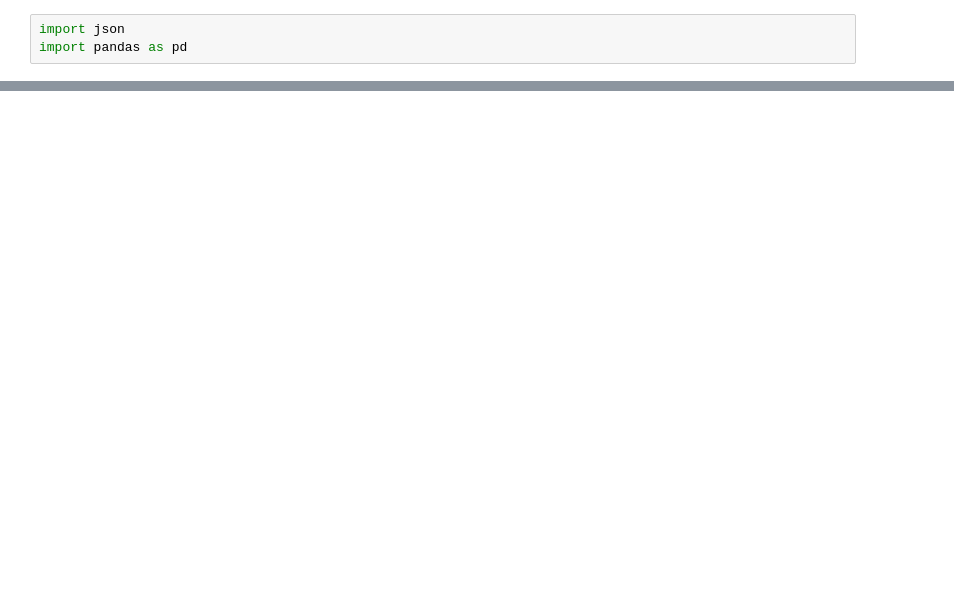
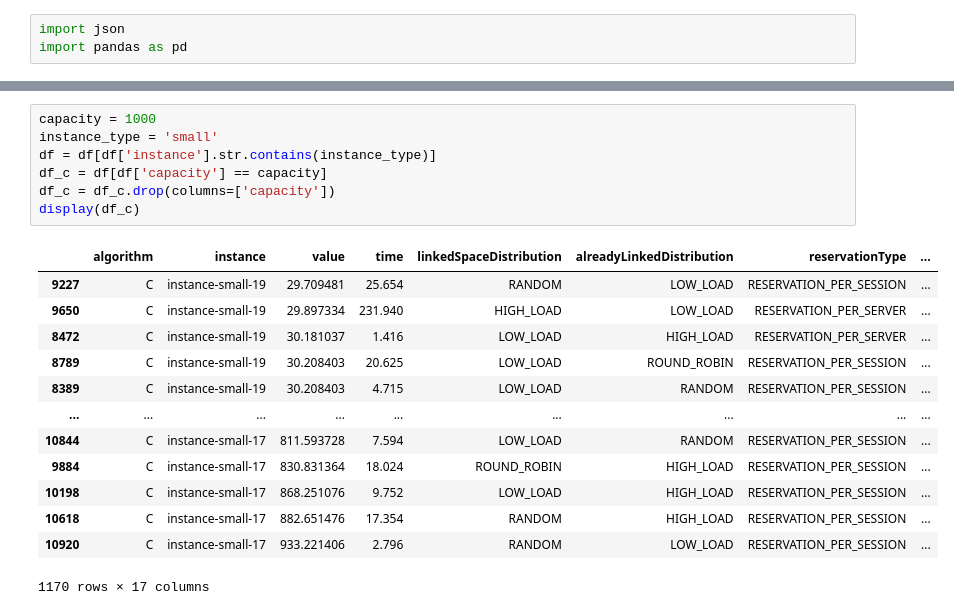
Before and after one commit to codeurjc/FacebookVideosLive18-Analysis, a Jupyter notebook: simulated-results.ipynb, the cells around one changed output, grey strips where cells are left out. Cells and saved outputs as stored; diff of their text form; blank space fills up the shorter version.

```diff
--- a/simulated-results.ipynb
+++ b/simulated-results.ipynb
@@ -51,0 +52,21 @@ display(df)
+# %%
+capacity = 1000
+instance_type = 'small'
+df = df[df['instance'].str.contains(instance_type)]
+df_c = df[df['capacity'] == capacity]
+df_c = df_c.drop(columns=['capacity'])
+display(df_c)
+# %% [output]
+|  | algorithm | instance | value | time | linkedSpaceDistribution | alreadyLinkedDistribution | reservationType | ... |
+| 9227 | C | instance-small-19 | 29.709481 | 25.654 | RANDOM | LOW_LOAD | RESERVATION_PER_SESSION | ... |
+| 9650 | C | instance-small-19 | 29.897334 | 231.940 | HIGH_LOAD | LOW_LOAD | RESERVATION_PER_SERVER | ... |
+| 8472 | C | instance-small-19 | 30.181037 | 1.416 | LOW_LOAD | HIGH_LOAD | RESERVATION_PER_SERVER | ... |
+| 8789 | C | instance-small-19 | 30.208403 | 20.625 | LOW_LOAD | ROUND_ROBIN | RESERVATION_PER_SESSION | ... |
+| 8389 | C | instance-small-19 | 30.208403 | 4.715 | LOW_LOAD | RANDOM | RESERVATION_PER_SESSION | ... |
+| ... | ... | ... | ... | ... | ... | ... | ... | ... |
+| 10844 | C | instance-small-17 | 811.593728 | 7.594 | LOW_LOAD | RANDOM | RESERVATION_PER_SESSION | ... |
+| 9884 | C | instance-small-17 | 830.831364 | 18.024 | ROUND_ROBIN | HIGH_LOAD | RESERVATION_PER_SESSION | ... |
+| 10198 | C | instance-small-17 | 868.251076 | 9.752 | LOW_LOAD | HIGH_LOAD | RESERVATION_PER_SESSION | ... |
+| 10618 | C | instance-small-17 | 882.651476 | 17.354 | RANDOM | HIGH_LOAD | RESERVATION_PER_SESSION | ... |
+| 10920 | C | instance-small-17 | 933.221406 | 2.796 | RANDOM | LOW_LOAD | RESERVATION_PER_SESSION | ... |
+1170 rows × 17 columns
```
Also changed, not shown: parts of 5 cells of this notebook, 3 other files.
